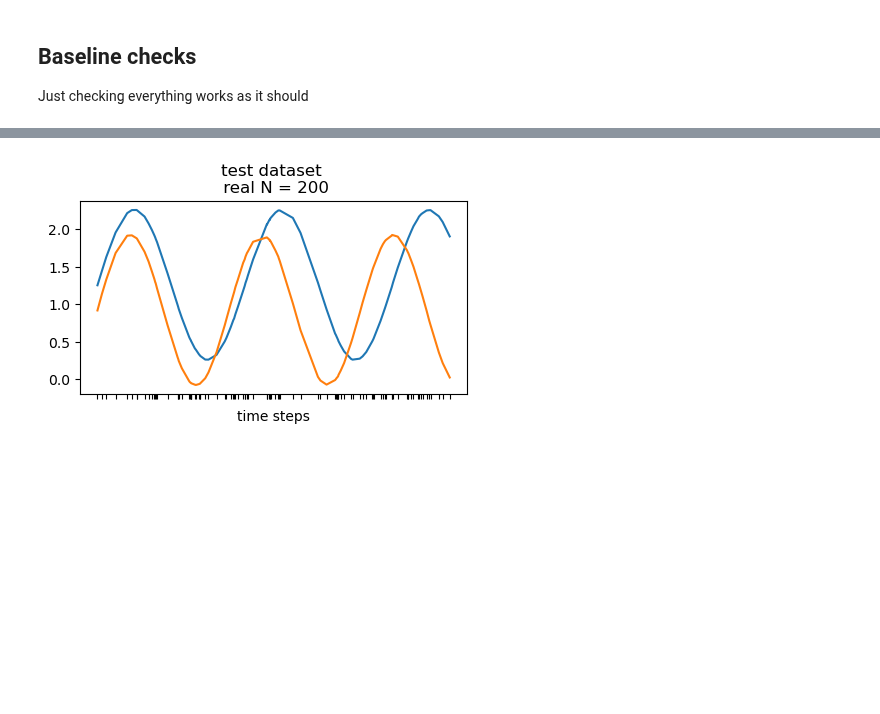
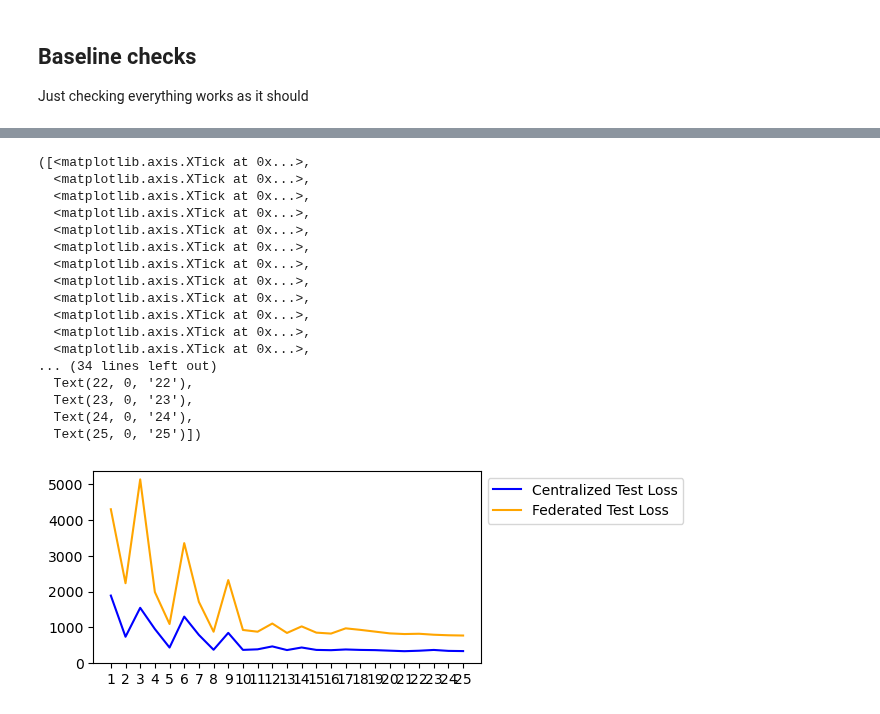
Before and after one commit to luisas/fl4tsf, a Jupyter notebook: analysis/01_baseline_checks.ipynb, the cells around one changed output, grey strips where cells are left out. Cells and saved outputs as stored; diff of their text form; code cells hidden in the pictures; blank space fills up the shorter version.

```diff
--- a/analysis/01_baseline_checks.ipynb
+++ b/analysis/01_baseline_checks.ipynb
@@ -62,0 +181,5 @@ df_federated_evaluate = pd.DataFrame(data['federated_evaluate'])
+# %%
+with open(f"../results/periodic/federated_training/20_epochs/federated_outputs/results_{cn}.json", "r") as f:
+    data = json.load(f)
+
+data
@@ -139,23 +228,46 @@ plt.show()
-# %%
-# extract the first 2 from the test dataset
-n_plot = 2
-test_dataset_plot = test_dataset[0:n_plot]
-test_dataset_plot.shape
-n_samples = test_dataset.shape[0]
-# plot time steps on x and the test dataset on y
-plt.figure(figsize=(5, 2.5))
-for i in range(n_plot):
-    plt.plot(time_steps, test_dataset_plot[i], label='Test Dataset {}'.format(i))
-# draw a grey vertical line at each time step
-# for t in time_steps:
-#     plt.axvline(x=t, color='gray', linewidth=0.3)
-#     # draw x tick marks at each time step inside the plot
-plt.xticks(time_steps, rotation=45)
-# remove labels on x axis
-plt.xticks(ticks=time_steps, labels=['']*len(time_steps))
-plt.xlabel('time steps')
-plt.title('test dataset \n real N = {}'.format(n_samples))
-# put the legend outside the plot
-plt.show()
-# %% [output]
-[figure, removed]
+# %%
+# Now load the federated learning loss
+federated_training_loss = "../results/periodic/federated_training/20_epochs/federated_outputs/results.json"
+with open(federated_training_loss, 'r') as f:
+    data = json.load(f)
+
+# Plot centralized evaluate
+df_centralized_evaluate = pd.DataFrame(data['centralized_evaluate'])
+df_federated_evaluate = pd.DataFrame(data['federated_evaluate'])
+
+# Join the two dataframes on the round
+df_centralized_evaluate['round'] = df_centralized_evaluate['round'].astype(int)
+df_federated_evaluate['round'] = df_federated_evaluate['round'].astype(int)
+
+# join the two dataframes on the round
+df = pd.merge(df_centralized_evaluate, df_federated_evaluate, on='round')
+# now plot the data
+plt.figure(figsize=(5, 2.5))
+plt.plot(df['round'], df['centralized_loss'], label='Centralized Test Loss', color='blue')
+plt.plot(df['round'], df['federated_evaluate_loss'], label='Federated Test Loss', color='orange')
+# log scale
+
+# add legend on the outside
+plt.legend(loc='upper left', bbox_to_anchor=(1, 1))
+plt.ylim(bottom=0)
+# x axis is discrete
+plt.xticks(df['round'])
+# %% [output]
+([<matplotlib.axis.XTick at 0x...>,
+  <matplotlib.axis.XTick at 0x...>,
+  <matplotlib.axis.XTick at 0x...>,
+  <matplotlib.axis.XTick at 0x...>,
+  <matplotlib.axis.XTick at 0x...>,
+  <matplotlib.axis.XTick at 0x...>,
+  <matplotlib.axis.XTick at 0x...>,
+  <matplotlib.axis.XTick at 0x...>,
+  <matplotlib.axis.XTick at 0x...>,
+  <matplotlib.axis.XTick at 0x...>,
+  <matplotlib.axis.XTick at 0x...>,
+  <matplotlib.axis.XTick at 0x...>,
+... (34 lines left out)
+  Text(22, 0, '22'),
+  Text(23, 0, '23'),
+  Text(24, 0, '24'),
+  Text(25, 0, '25')])
+[figure, added]
```
Also changed, not shown: parts of 24 cells of this notebook, 12 other files.
